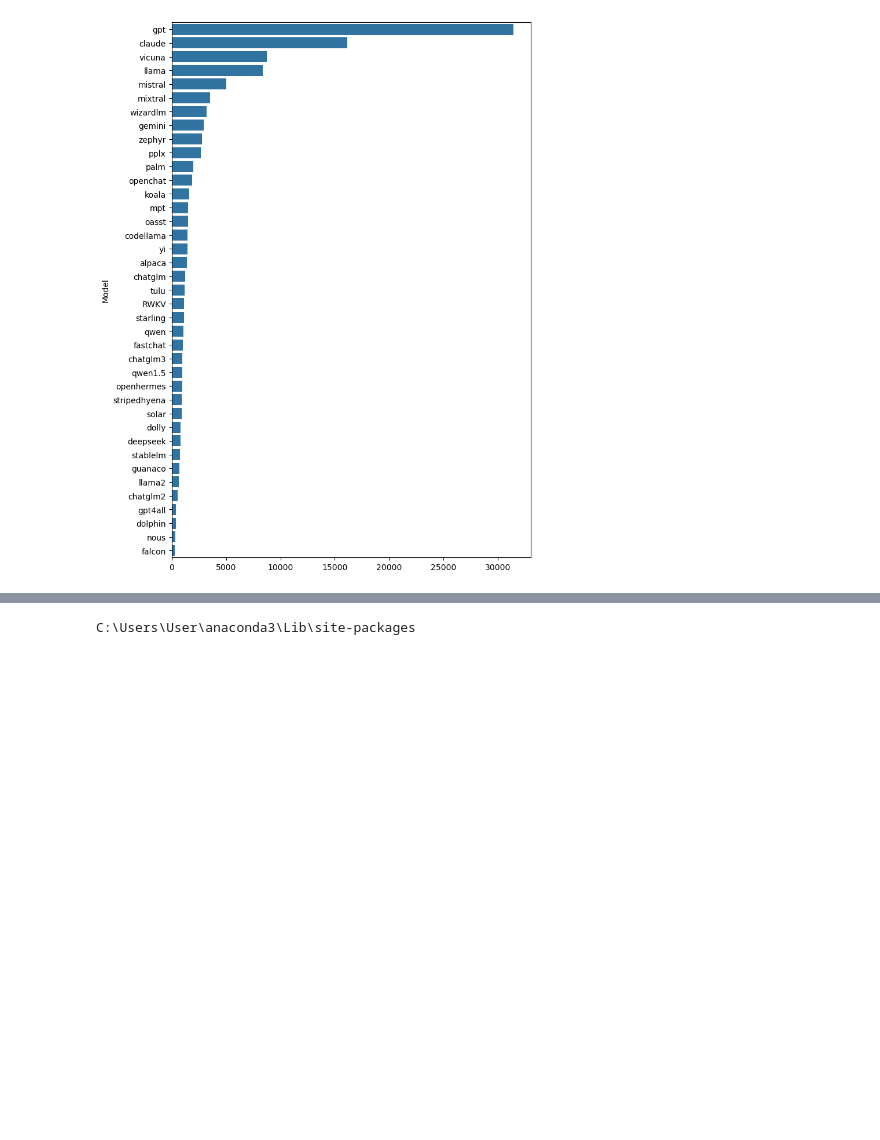
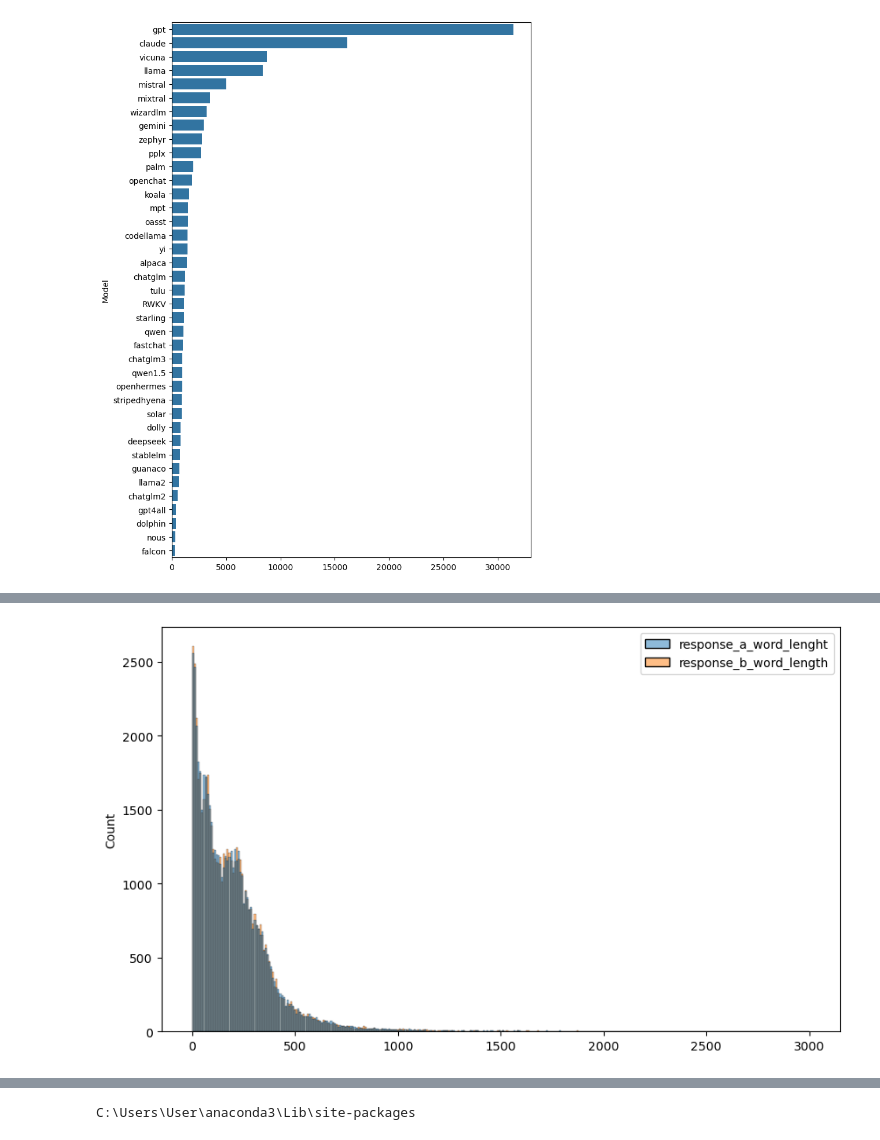
Before and after one commit to Dmytro1996/llm_classification_finetuning_kaggle, a Jupyter notebook: LLM_Classification_Finetuning.ipynb, the cells around one changed output, grey strips where cells are left out. Drawn from its saved outputs; the diff is of its cells as text; code cells hidden in the pictures; blank space fills up the shorter version.

Commit message:
Added two new graphs showing number of words in responses

```diff
--- a/LLM_Classification_Finetuning.ipynb
+++ b/LLM_Classification_Finetuning.ipynb
@@ -156,3 +156,9 @@ sns.barplot(x = models_by_num_of_occurences.values, y = models_by_num_of_occuren
 # %% [output]
 <Axes: ylabel='Model'>
 [figure]
+# %%
+def count_num_of_words(row):
+    return pd.Series([len(row.response_a.split()), len(row.response_b.split())])
+
+llm_responses[['response_a_word_lenght', 'response_b_word_length']] = llm_responses.apply(lambda row : count_num_of_words(row), axis = 1).values
+llm_responses[['response_a_word_lenght', 'response_b_word_length']].head()
@@ -158,0 +172,7 @@ sns.barplot(x = models_by_num_of_occurences.values, y = models_by_num_of_occuren
+# %%
+plt.figure(figsize = (10, 6))
+sns.histplot(llm_responses[['response_a_word_lenght', 'response_b_word_length']],
+             binrange = (0, 3000))
+plt.show()
+# %% [output]
+[figure, added]
```
Also changed, not shown: parts of 3 cells of this notebook.
